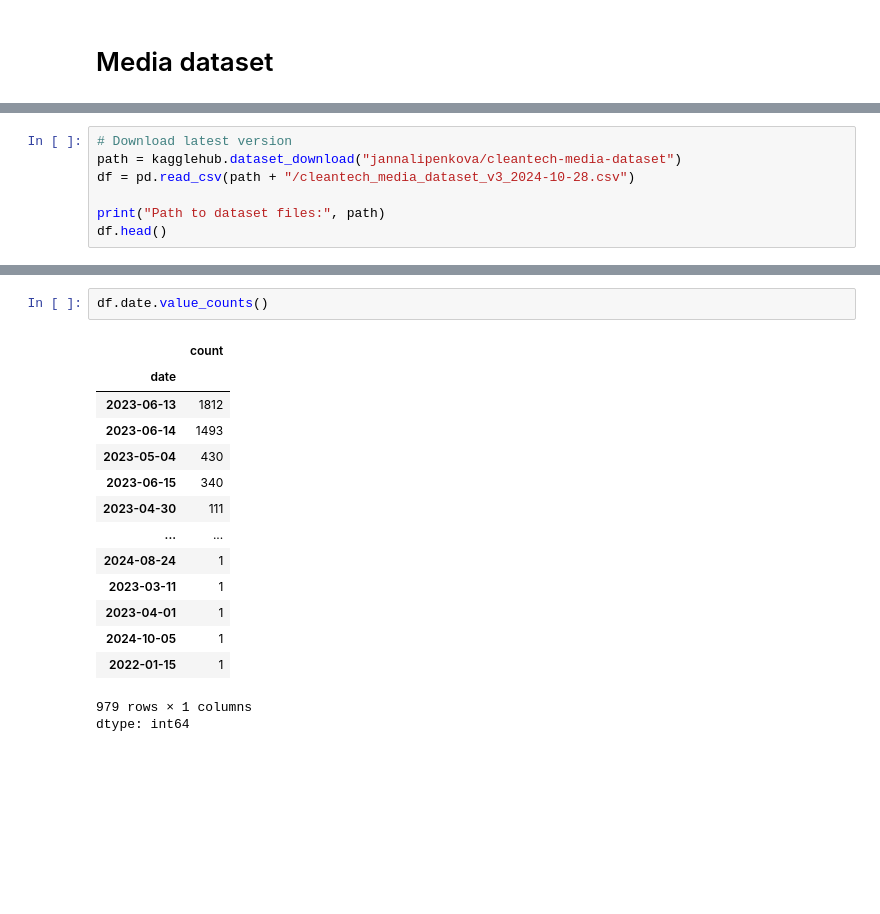
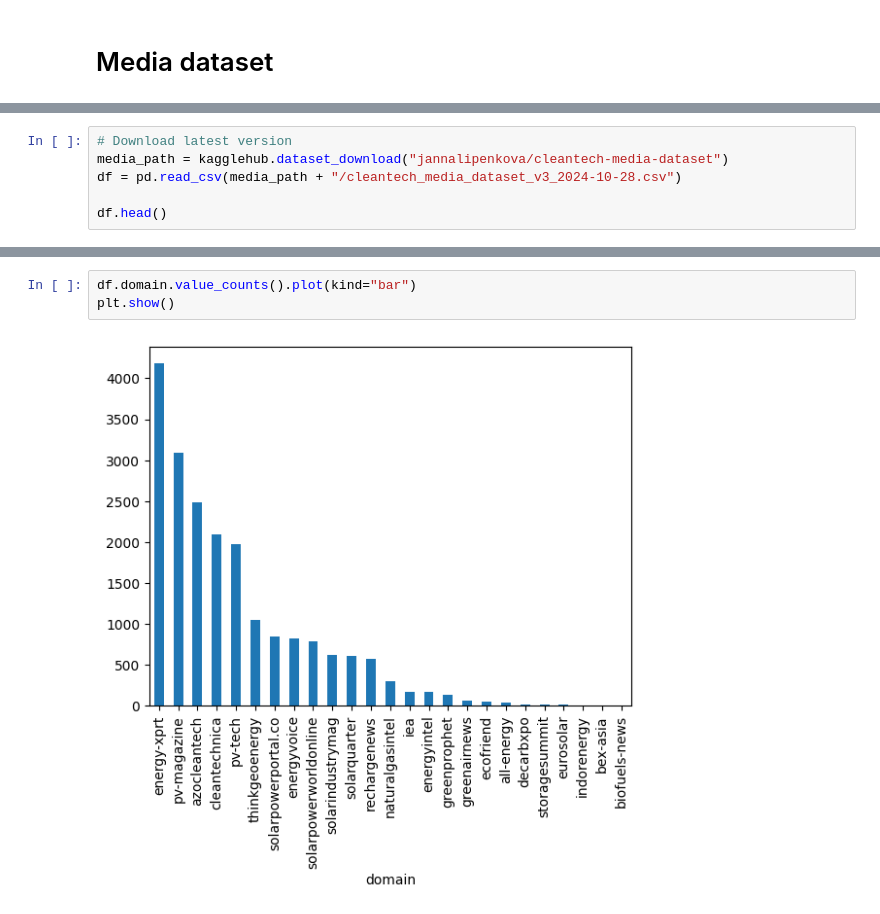
Before and after one commit to Jinqiao-Li/SwissText2025_CleanTech, a Jupyter notebook: phase1/patent_exploration.ipynb, the cells around one changed output, grey strips where cells are left out. Drawn from its saved outputs; the diff is of its cells as text; blank space fills up the shorter version.

```diff
--- a/phase1/patent_exploration.ipynb
+++ b/phase1/patent_exploration.ipynb
@@ -26,9 +23,8 @@ Path to dataset files: /root/.cache/kagglehub/datasets/jannalipenkova/cleantech-
 # %%
 # Download latest version
-path = kagglehub.dataset_download("jannalipenkova/cleantech-media-dataset")
-df = pd.read_csv(path + "/cleantech_media_dataset_v3_2024-10-28.csv")
+media_path = kagglehub.dataset_download("jannalipenkova/cleantech-media-dataset")
+df = pd.read_csv(media_path + "/cleantech_media_dataset_v3_2024-10-28.csv")
 
-print("Path to dataset files:", path)
 df.head()
 # %% [output]
 Path to dataset files: /kaggle/input/cleantech-media-dataset
@@ -38,21 +34,8 @@ Path to dataset files: /kaggle/input/cleantech-media-dataset
 | 2 | 98159 | World’ s largest floating PV plan... | 2022-01-03 | NaN | ['Huaneng Power International has... | pv-magazine | https://www.pv-magazine.com/2022/... |
 | 3 | 98158 | Iran wants to deploy 10 GW of ren... | 2022-01-03 | NaN | ['According to the Iranian author... | pv-magazine | https://www.pv-magazine.com/2022/... |
 | 4 | 31128 | Eastern Interconnection Power Gri... | 2022-01-03 | NaN | ['Sign in to get the best natural... | naturalgasintel | https://www.naturalgasintel.com/e... |
-# %%
-df.date.value_counts()
-# %% [output]
-|  | count |
-| date |  |
-| 2023-06-13 | 1812 |
-| 2023-06-14 | 1493 |
-| 2023-05-04 | 430 |
-| 2023-06-15 | 340 |
-| 2023-04-30 | 111 |
-| ... | ... |
-| 2024-08-24 | 1 |
-| 2023-03-11 | 1 |
-| 2023-04-01 | 1 |
-| 2024-10-05 | 1 |
-| 2022-01-15 | 1 |
-979 rows × 1 columns
-dtype: int64
+# %%
+df.domain.value_counts().plot(kind="bar")
+plt.show()
+# %% [output]
+[figure, added]
```
Also changed, not shown: parts of 2 cells of this notebook.
